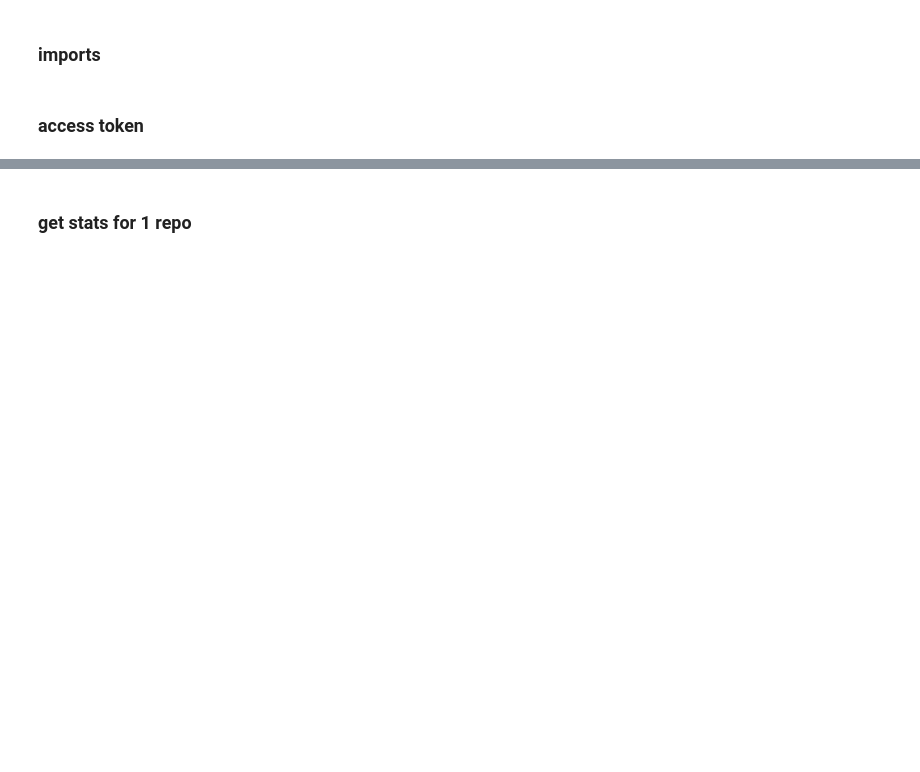
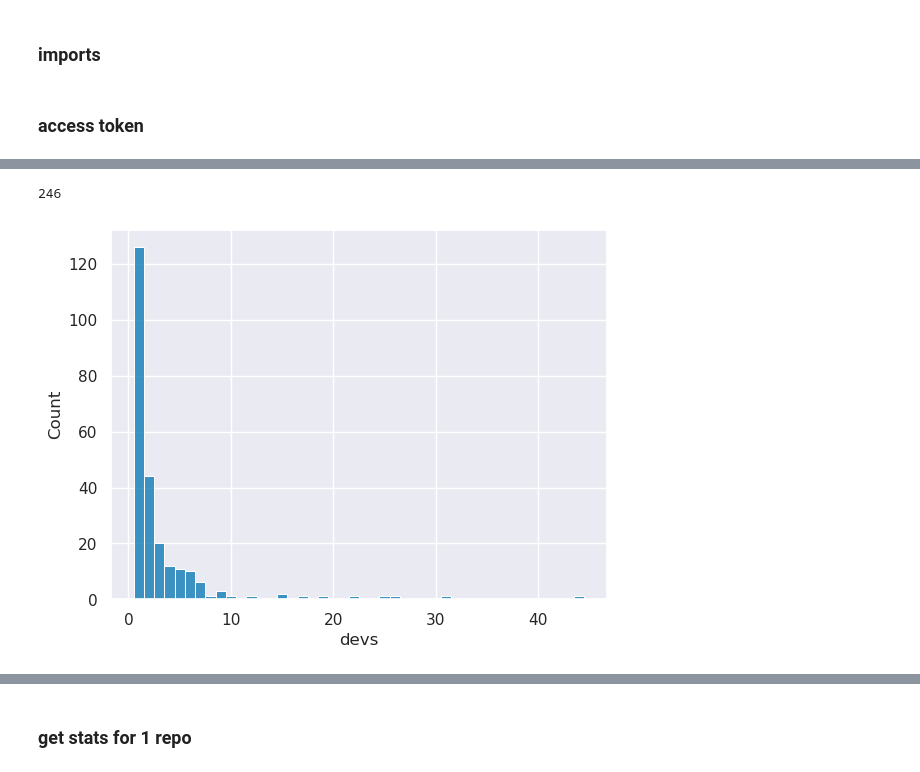
Before and after one commit to FlicAnderson/RSE-personas, a Jupyter notebook: githubanalysis/notebooks/Dev_Assignment.ipynb, the cells around one changed output, grey strips where cells are left out. Cells and saved outputs as stored; diff of their text form; code cells hidden in the pictures; blank space fills up the shorter version.

```diff
--- a/githubanalysis/notebooks/Dev_Assignment.ipynb
+++ b/githubanalysis/notebooks/Dev_Assignment.ipynb
@@ -85,0 +232,9 @@ total_stats_200s[['devs', 'repo_age_days', 'total_commits_last_year']].describe(
+# %%
+# PLOT UNDER 50 DEVS
+smaller_teams = total_stats_200s[total_stats_200s['devs'] < 50]
+sns.histplot(data=smaller_teams, x='devs', discrete=True)
+#len(smaller_teams) # 244
+#len(total_stats_200s) #246
+# %% [output]
+246
+[figure, added]
```
Also changed, not shown: parts of 72 cells of this notebook.
